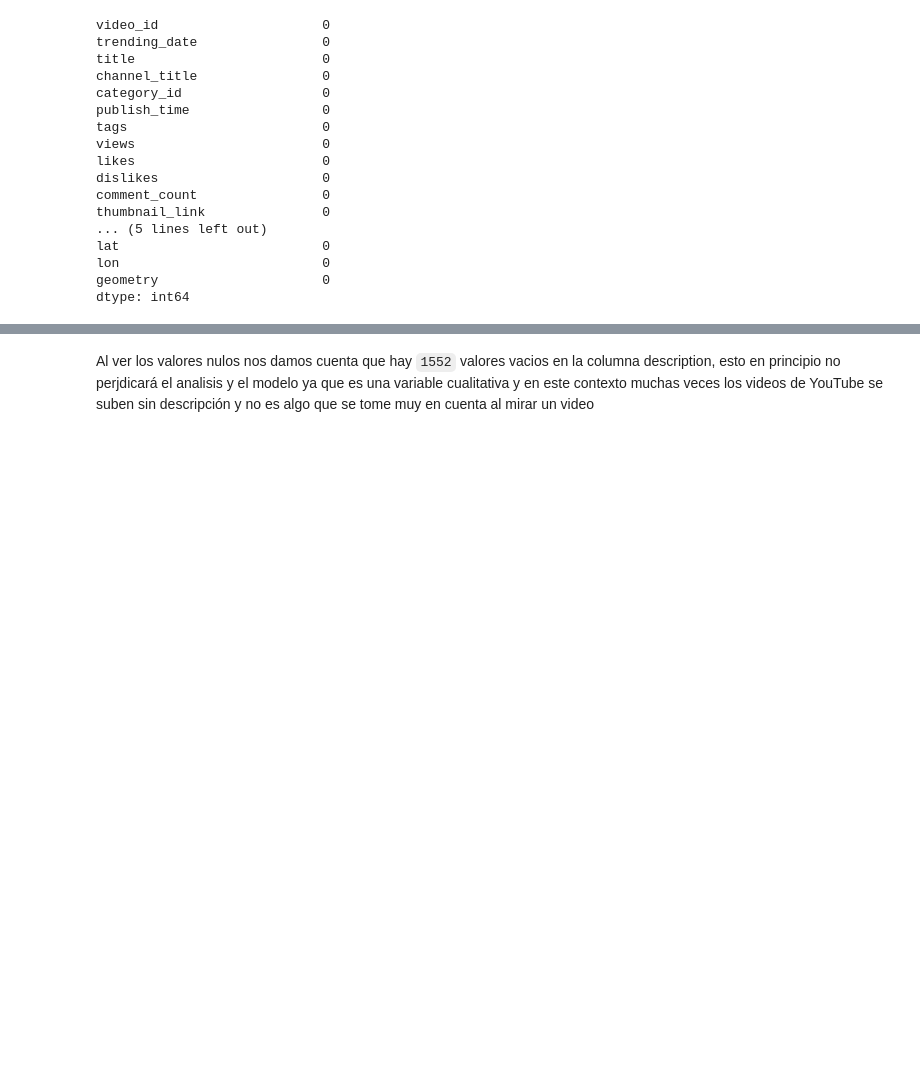
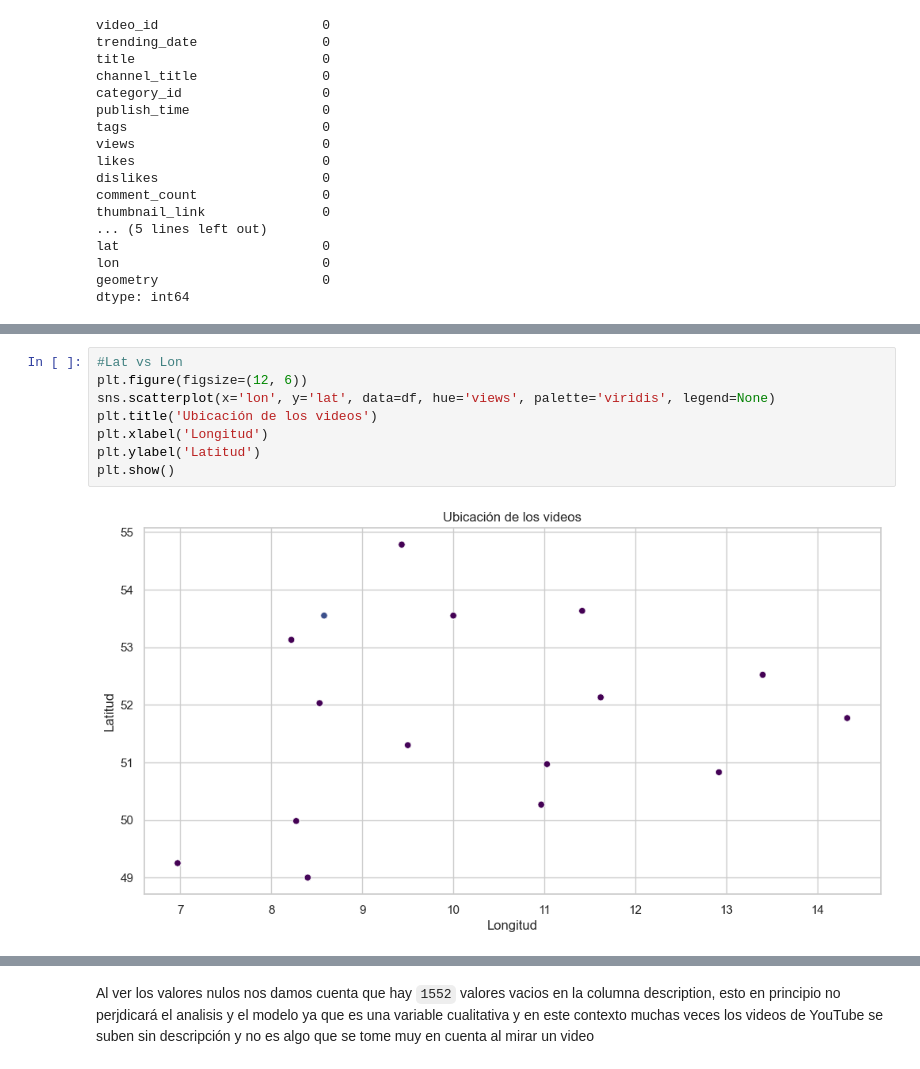
Before and after one commit to nakato156/FDS-2024-1-SC51, a Jupyter notebook: src/index.ipynb, the cells around one changed output, grey strips where cells are left out. Cells and saved outputs as stored; diff of their text form; blank space fills up the shorter version.

```diff
--- a/src/index.ipynb
+++ b/src/index.ipynb
@@ -40,0 +113,10 @@ dtype: int64
+# %%
+#Lat vs Lon
+plt.figure(figsize=(12, 6))
+sns.scatterplot(x='lon', y='lat', data=df, hue='views', palette='viridis', legend=None)
+plt.title('Ubicación de los videos')
+plt.xlabel('Longitud')
+plt.ylabel('Latitud')
+plt.show()
+# %% [output]
+[figure, added]
```
Also changed, not shown: parts of 16 cells of this notebook.
